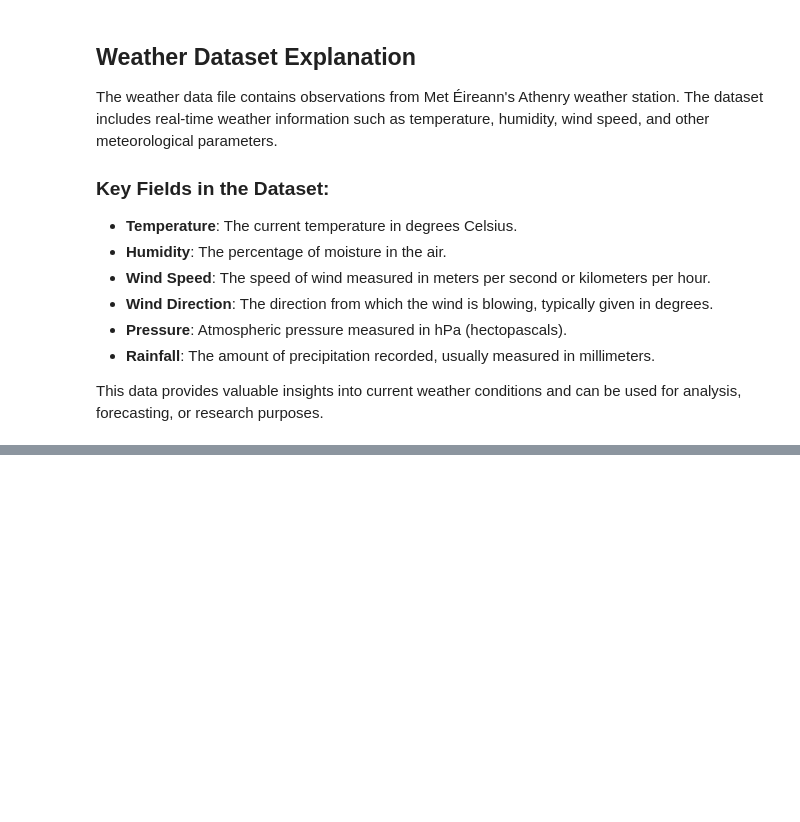
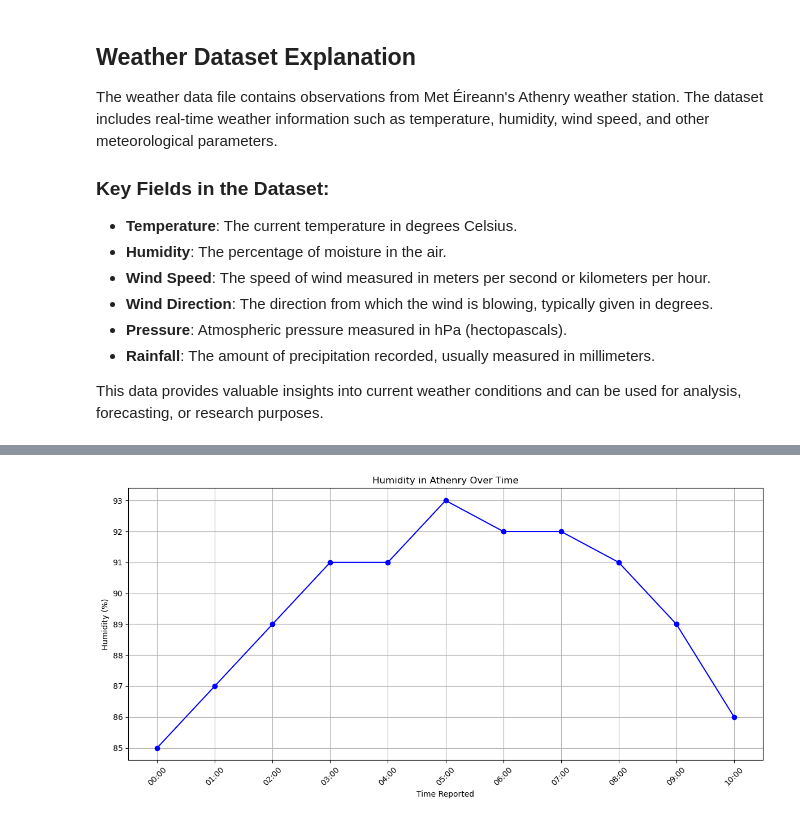
Before and after one commit to kronos164/computer-infrastructure, a Jupyter notebook: weather.ipynb, the cells around one changed output, grey strips where cells are left out. Saved outputs shown, nothing was run; the diff lists cells and outputs as text; code cells hidden in the pictures; blank space fills up the shorter version.

```diff
--- a/weather.ipynb
+++ b/weather.ipynb
@@ -181,0 +223,13 @@ if 'temperature' in weather_data.columns:
+# %%
+# Plot humidity over time
+plt.figure(figsize=(12, 6))
+plt.plot(weather_data['reportTime'], weather_data['humidity'], marker='o', color='blue')
+plt.title('Humidity in Athenry Over Time')
+plt.xlabel('Time Reported')
+plt.ylabel('Humidity (%)')
+plt.xticks(rotation=45)
+plt.grid(True)
+plt.tight_layout()
+plt.show()
+# %% [output]
+[figure, added]
```
Also changed, not shown: parts of 24 cells of this notebook.
